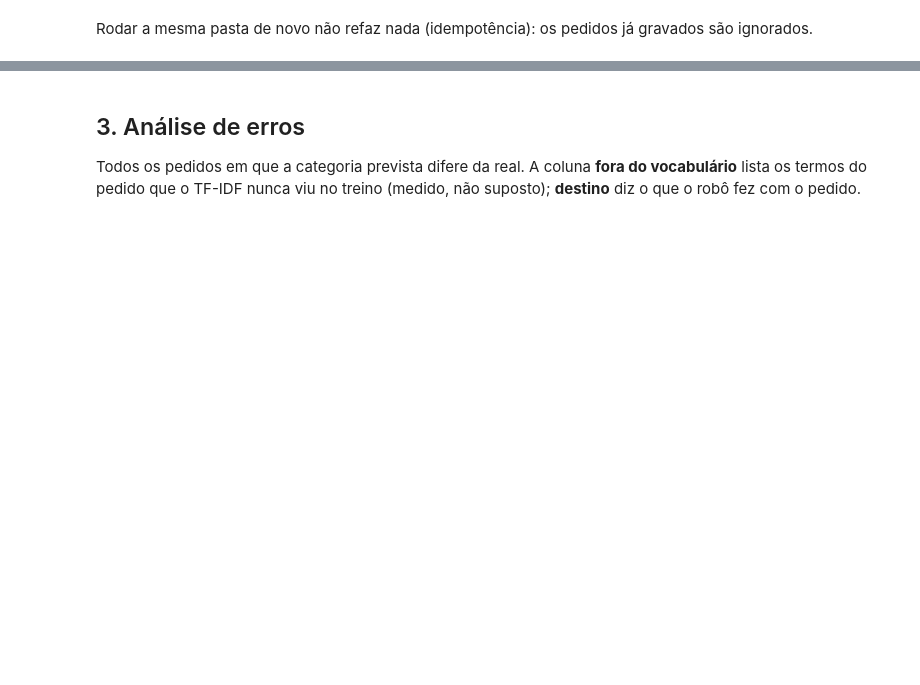
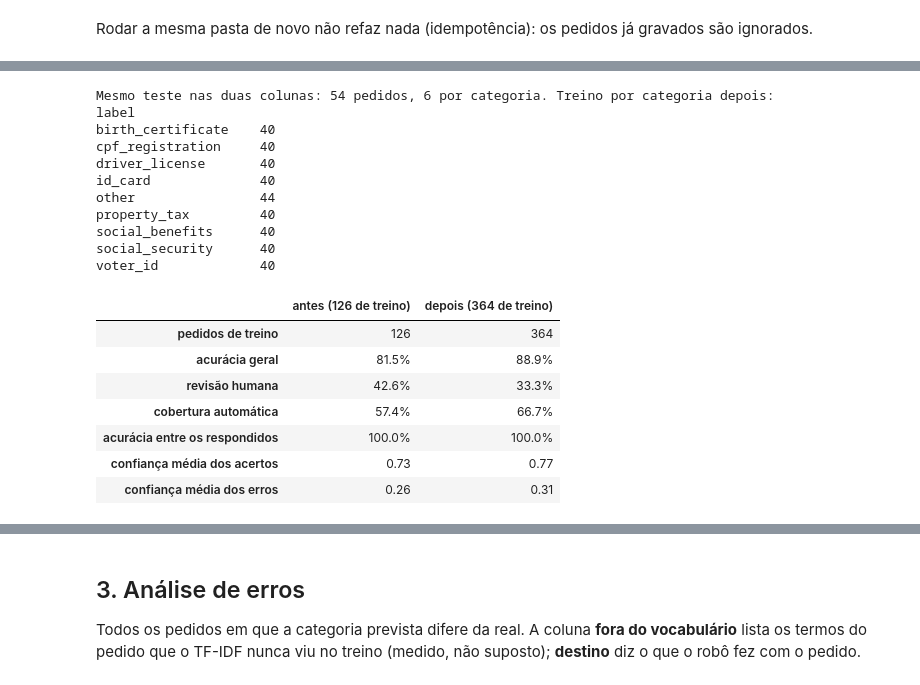
Before and after one commit to entregas-faculdade/GS-RPA-2S, a Jupyter notebook: notebooks/evidence.ipynb, the cells around one changed output, grey strips where cells are left out. Cells and saved outputs as stored; diff of their text form; code cells hidden in the pictures; blank space fills up the shorter version.

```diff
--- a/notebooks/evidence.ipynb
+++ b/notebooks/evidence.ipynb
@@ -180,3 +188,62 @@ Acurácia entre os respondidos sozinhos: 100.0%  (31 pedidos)
+# %%
+ORIGINAL_ROWS = 180  # as linhas do conjunto original (126 de treino e 54 de teste), que a ampliação não altera
+ORIGINAL_CSV = WORK_DIR / "original.csv"
+labeled.head(ORIGINAL_ROWS).to_csv(ORIGINAL_CSV, index=False, encoding="utf-8")
+model_before = train(ORIGINAL_CSV)
+
+
+def summarize(candidate, train_size):
+    """Mede o modelo `candidate` no mesmo teste, com a mesma decisão e os mesmos limiares."""
+    outcomes = []
+    for row in test.itertuples():
+        found = classify(row.text, candidate)
+        decision = triage_decision(row.text, found, BASE_SETTINGS)
+        outcomes.append((row.label, found.label, decision.action == ACTION_HUMAN_REVIEW, decision.confidence))
+    real, predicted, sent, confidence = (list(column) for column in zip(*outcomes))
+    hit_confidence = [value for r, p, value in zip(real, predicted, confidence) if r == p]
+    error_confidence = [value for r, p, value in zip(real, predicted, confidence) if r != p]
+    return {
+        "pedidos de treino": train_size,
+        "acurácia geral": f"{accuracy(real, predicted):.1%}",
+        "revisão humana": f"{review_rate(sent):.1%}",
+        "cobertura automática": f"{automatic_coverage(sent):.1%}",
+        "acurácia entre os respondidos": f"{automatic_accuracy(real, predicted, sent):.1%}",
+        "confiança média dos acertos": f"{sum(hit_confidence) / len(hit_confidence):.2f}",
+        "confiança média dos erros": f"{sum(error_confidence) / len(error_confidence):.2f}",
+    }
+
+
+train_rows_before = int((labeled.head(ORIGINAL_ROWS)["split"] == "train").sum())
+train_rows_after = int((labeled["split"] == "train").sum())
+comparison = pd.DataFrame(
+    {
+        f"antes ({train_rows_before} de treino)": summarize(model_before, train_rows_before),
+        f"depois ({train_rows_after} de treino)": summarize(model, train_rows_after),
+    }
+)
+print(f"Mesmo teste nas duas colunas: {len(test)} pedidos, 6 por categoria. Treino por categoria depois:")
+print(labeled[labeled["split"] == "train"]["label"].value_counts().sort_index().to_string())
+comparison
+# %% [output]
+Mesmo teste nas duas colunas: 54 pedidos, 6 por categoria. Treino por categoria depois:
+label
+birth_certificate    40
+cpf_registration     40
+driver_license       40
+id_card              40
+other                44
+property_tax         40
+social_benefits      40
+social_security      40
+voter_id             40
+|  | antes (126 de treino) | depois (364 de treino) |
+| pedidos de treino | 126 | 364 |
+| acurácia geral | 81.5% | 88.9% |
+| revisão humana | 42.6% | 33.3% |
+| cobertura automática | 57.4% | 66.7% |
+| acurácia entre os respondidos | 100.0% | 100.0% |
+| confiança média dos acertos | 0.73 | 0.77 |
+| confiança média dos erros | 0.26 | 0.31 |
 # %%
 by_class = per_class_metrics(y_true, y_pred, labels)
 table = pd.DataFrame(
```
Also changed, not shown: parts of 24 cells of this notebook, 9 other files.
